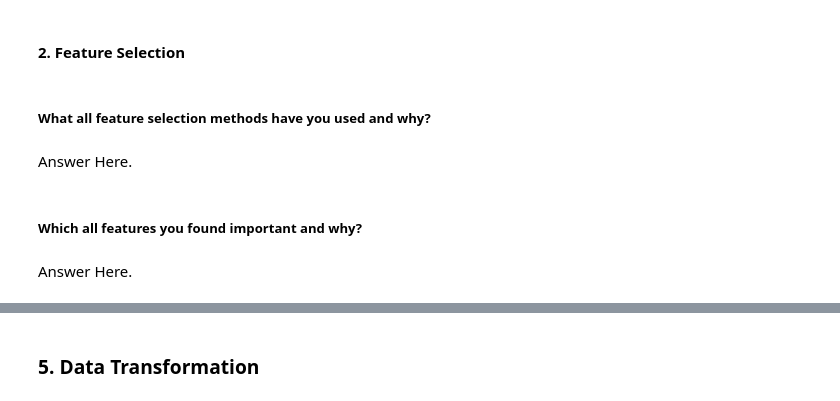
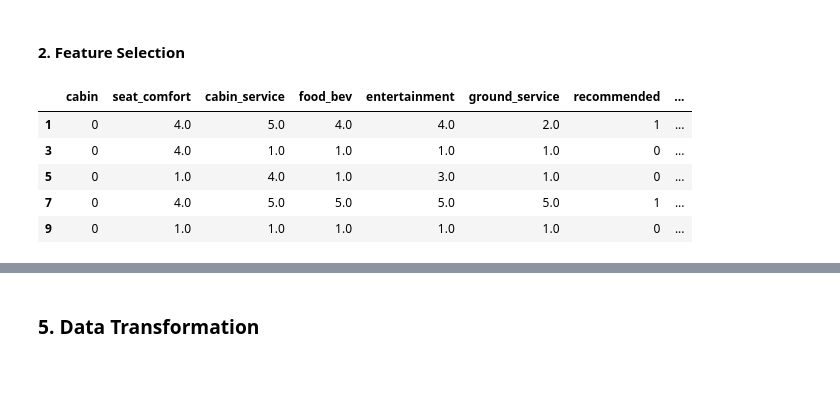
Before and after one commit to samee-faq/Airline_Passenger_Referral_Prediction_ML_Classification_Capstone_Project, a Jupyter notebook: Sameera's_Airline_Passenger_Referral_Prediction_ML_Classification_Capstone_Project.ipynb, the cells around one changed output, grey strips where cells are left out. Saved outputs shown, nothing was run; the diff lists cells and outputs as text; code cells hidden in the pictures; blank space fills up the shorter version.

```diff
--- a/Sameera's_Airline_Passenger_Referral_Prediction_ML_Classification_Capstone_Project.ipynb
+++ b/Sameera's_Airline_Passenger_Referral_Prediction_ML_Classification_Capstone_Project.ipynb
@@ -1146,0 +1145,22 @@ df.head()
+# %%
+# Checking Multicollinearity
+
+def calculate_vif(X):
+    vif = pd.DataFrame()
+    vif['Features'] = X.columns
+    vif['VIF'] = [round(variance_inflation_factor(X.values, i),2) for i in range(X.shape[1])]
+    return vif
+
+# Select columns for which VIF is calculated
+selected_columns = [col for col in df.describe().columns if col not in ['recommended']]
+
+# Selecting the columns from DataFrame
+selected_data = df[selected_columns]
+
+# Calculate VIF for the selected columns
+vif_result = calculate_vif(selected_data)
+
+# Sort the VIF result DataFrame by VIF in descending order
+vif_result_sorted = vif_result.sort_values(by='VIF', ascending=False)
+
+print(vif_result_sorted)
@@ -1151,8 +1182,16 @@ df.head()
-# %% [markdown]
-##### What all feature selection methods have you used  and why?
-# %% [markdown]
-Answer Here.
-# %% [markdown]
-##### Which all features you found important and why?
-# %% [markdown]
-Answer Here.
+# %%
+# Select your features wisely to avoid overfitting
+
+# Identify columns with high VIF
+high_vif_cols = vif_result[vif_result['VIF'] > 12]['Features']
+
+# Remove columns with high VIF
+df.drop(high_vif_cols, axis=1, inplace=True)
+df.head()
+# %% [output]
+|  | cabin | seat_comfort | cabin_service | food_bev | entertainment | ground_service | recommended | ... |
+| 1 | 0 | 4.0 | 5.0 | 4.0 | 4.0 | 2.0 | 1 | ... |
+| 3 | 0 | 4.0 | 1.0 | 1.0 | 1.0 | 1.0 | 0 | ... |
+| 5 | 0 | 1.0 | 4.0 | 1.0 | 3.0 | 1.0 | 0 | ... |
+| 7 | 0 | 4.0 | 5.0 | 5.0 | 5.0 | 5.0 | 1 | ... |
+| 9 | 0 | 1.0 | 1.0 | 1.0 | 1.0 | 1.0 | 0 | ... |
```
Also changed, not shown: parts of 6 cells of this notebook.
